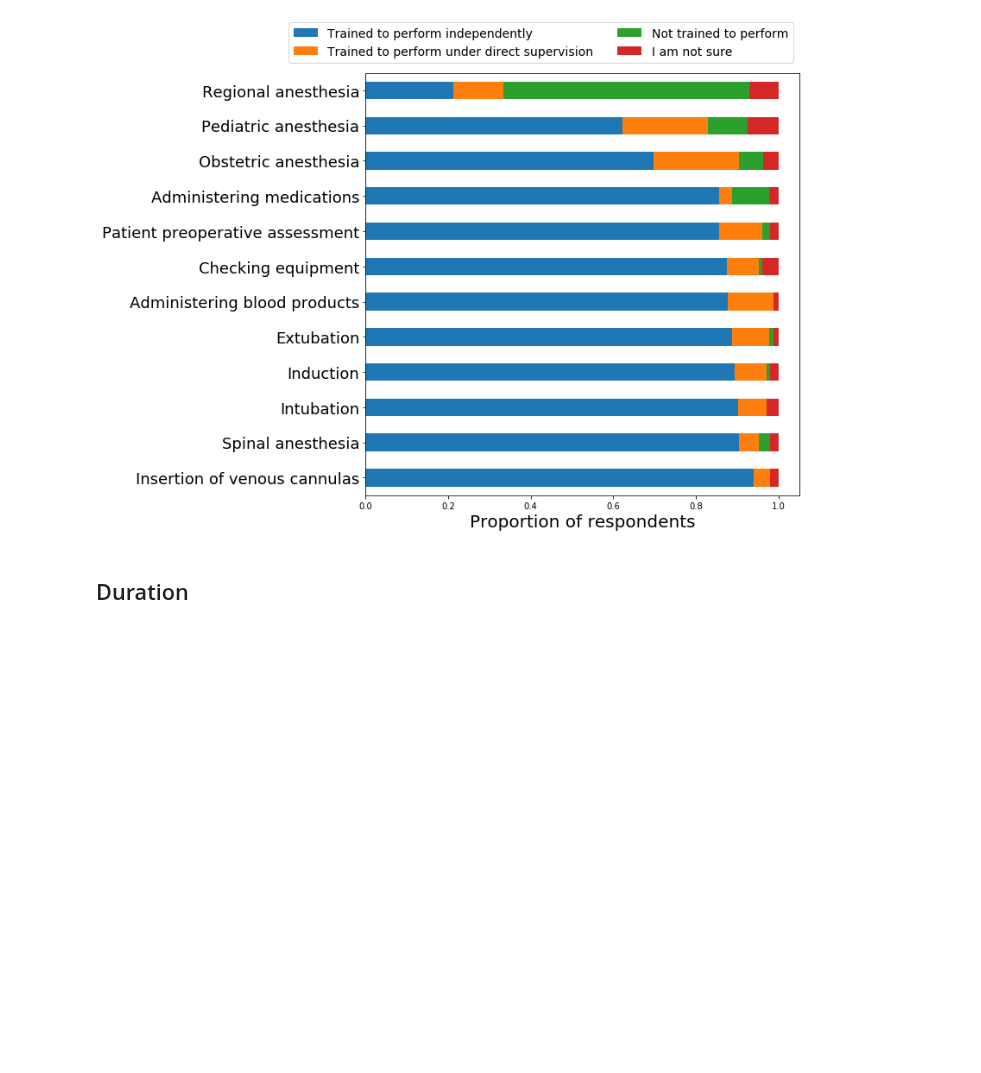
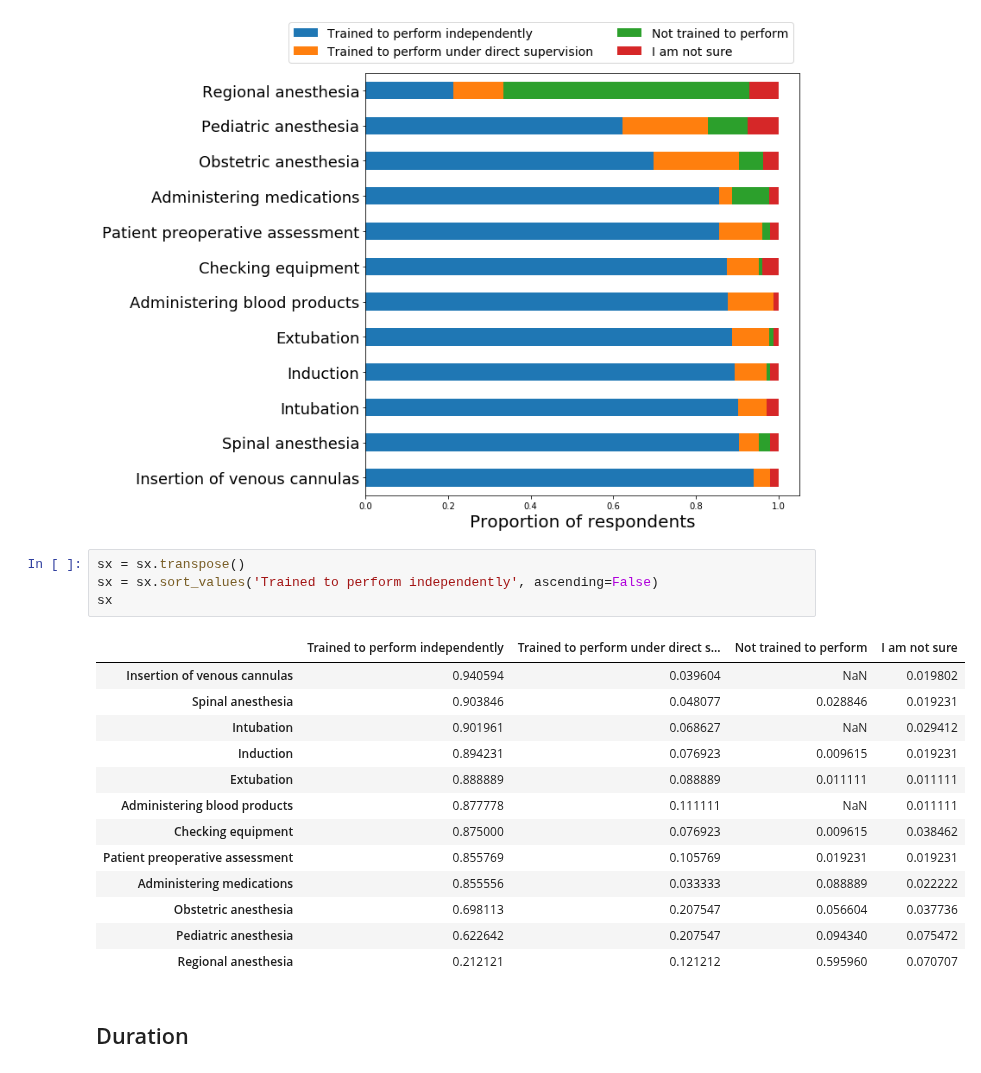
Before and after one commit to lawtj/npa, a Jupyter notebook: npa data.ipynb, the cells around one changed output. Cells and saved outputs as stored; diff of their text form; blank space fills up the shorter version.

```diff
--- a/npa data.ipynb
+++ b/npa data.ipynb
@@ -908,6 +969,24 @@ sx.T.sort_values('Trained to perform independently', ascending=False).plot(ax=ax
 fig.savefig('scope of practice.png', format='png', dpi=300)
 # %% [output]
 [figure]
+# %%
+sx = sx.transpose()
+sx = sx.sort_values('Trained to perform independently', ascending=False)
+sx
+# %% [output]
+|  | Trained to perform independently | Trained to perform under direct s... | Not trained to perform | I am not sure |
+| Insertion of venous cannulas | 0.940594 | 0.039604 | NaN | 0.019802 |
+| Spinal anesthesia | 0.903846 | 0.048077 | 0.028846 | 0.019231 |
+| Intubation | 0.901961 | 0.068627 | NaN | 0.029412 |
+| Induction | 0.894231 | 0.076923 | 0.009615 | 0.019231 |
+| Extubation | 0.888889 | 0.088889 | 0.011111 | 0.011111 |
+| Administering blood products | 0.877778 | 0.111111 | NaN | 0.011111 |
+| Checking equipment | 0.875000 | 0.076923 | 0.009615 | 0.038462 |
+| Patient preoperative assessment | 0.855769 | 0.105769 | 0.019231 | 0.019231 |
+| Administering medications | 0.855556 | 0.033333 | 0.088889 | 0.022222 |
+| Obstetric anesthesia | 0.698113 | 0.207547 | 0.056604 | 0.037736 |
+| Pediatric anesthesia | 0.622642 | 0.207547 | 0.094340 | 0.075472 |
+| Regional anesthesia | 0.212121 | 0.121212 | 0.595960 | 0.070707 |
 # %% [markdown]
 ## Duration
 # %%
```
Also changed, not shown: parts of 24 cells of this notebook.
